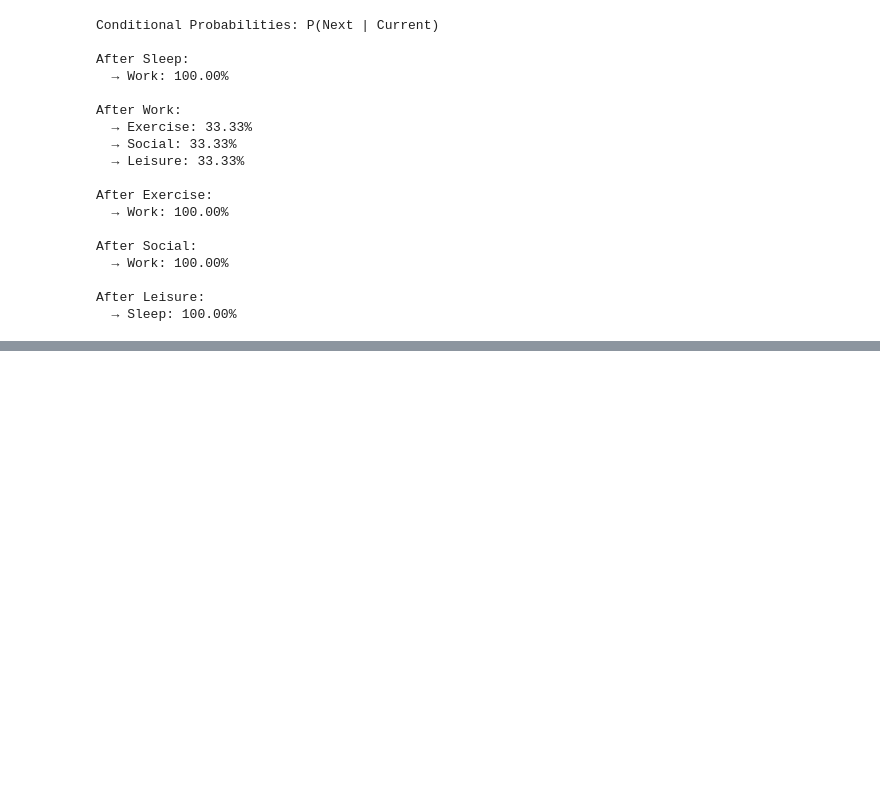
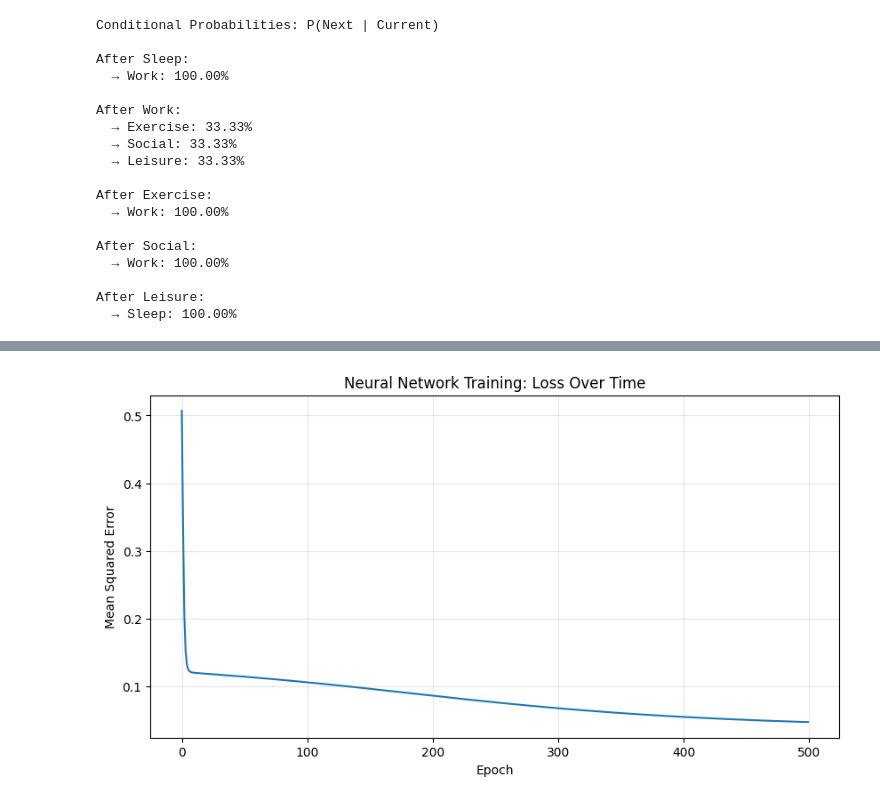
Before and after one commit to Mr-Freestyler21/digital_twin_progressionn, a Jupyter notebook: ai.ipynb, the cells around one changed output, grey strips where cells are left out. Drawn from its saved outputs; the diff is of its cells as text; code cells hidden in the pictures; blank space fills up the shorter version.

```diff
--- a/ai.ipynb
+++ b/ai.ipynb
@@ -377,0 +617,90 @@ After Work, most likely next: Unknown
+# %%
+class SimpleNeuralNetwork:
+    """A simple neural network with one hidden layer."""
+
+    def __init__(self, input_size, hidden_size, output_size):
+        # Initialize weights randomly
+        self.W1 = np.random.randn(input_size, hidden_size) * 0.5
+        self.b1 = np.zeros((1, hidden_size))
+        self.W2 = np.random.randn(hidden_size, output_size) * 0.5
+        self.b2 = np.zeros((1, output_size))
+
+        # Store training history
+        self.loss_history = []
+
+    def forward(self, X):
+        """Forward pass through the network."""
+        self.z1 = np.dot(X, self.W1) + self.b1
+        self.a1 = sigmoid(self.z1)
+        self.z2 = np.dot(self.a1, self.W2) + self.b2
+        self.a2 = sigmoid(self.z2)
+        return self.a2
+
+    def backward(self, X, y, output, learning_rate=0.1):
+        """Backward pass - update weights."""
+        m = X.shape[0]
+
+        # Calculate gradients
+        dz2 = output - y
+        dW2 = np.dot(self.a1.T, dz2) / m
+        db2 = np.sum(dz2, axis=0, keepdims=True) / m
+
+        da1 = np.dot(dz2, self.W2.T)
+        dz1 = da1 * self.a1 * (1 - self.a1)
+        dW1 = np.dot(X.T, dz1) / m
+        db1 = np.sum(dz1, axis=0, keepdims=True) / m
+
+        # Update weights
+        self.W2 -= learning_rate * dW2
+        self.b2 -= learning_rate * db2
+        self.W1 -= learning_rate * dW1
+        self.b1 -= learning_rate * db1
+
+    def train(self, X, y, epochs=1000, learning_rate=0.1):
+        """Train the network."""
+        for epoch in range(epochs):
+            # Forward pass
+            output = self.forward(X)
+
+            # Calculate loss
+            loss = np.mean((output - y) ** 2)
+            self.loss_history.append(loss)
+
+            # Backward pass
+            self.backward(X, y, output, learning_rate)
+
+            if epoch % 100 == 0:
+                print(f"Epoch {epoch}, Loss: {loss:.4f}")
+
+    def predict(self, X):
+        """Make predictions."""
+        return self.forward(X)
+
+# Create training data for digital twin
+# Features: [day_of_week (0-6), time_of_day (0-23), weather (0-1), mood (0-1)]
+# Target: [probability of social activity]
+
+
+np.random.seed(42)
+X_train = np.random.rand(100, 4)
+# Simulate pattern: social activity more likely on weekends (day > 5) and good weather
+y_train = ((X_train[:, 0] > 0.7) & (X_train[:, 2] > 0.5)).astype(float).reshape(-1, 1)
+y_train += np.random.rand(100, 1) * 0.2  # Add noise
+y_train = np.clip(y_train, 0, 1)
+
+# Create and train network
+nn = SimpleNeuralNetwork(input_size=4, hidden_size=8, output_size=1)
+print("Training neural network...\n")
+nn.train(X_train, y_train, epochs=500, learning_rate=0.5)
+
+# Visualize training progress
+plt.figure(figsize=(10, 5))
+plt.plot(nn.loss_history)
+plt.title('Neural Network Training: Loss Over Time')
+plt.xlabel('Epoch')
+plt.ylabel('Mean Squared Error')
+plt.grid(True, alpha=0.3)
+plt.show()
+
+print(f"\nFinal loss: {nn.loss_history[-1]:.4f}")
+# %% [output]
@@ -377,0 +714 @@ After Work, most likely next: Unknown
+[figure, added]
```
Also changed, not shown: parts of 53 cells of this notebook.
